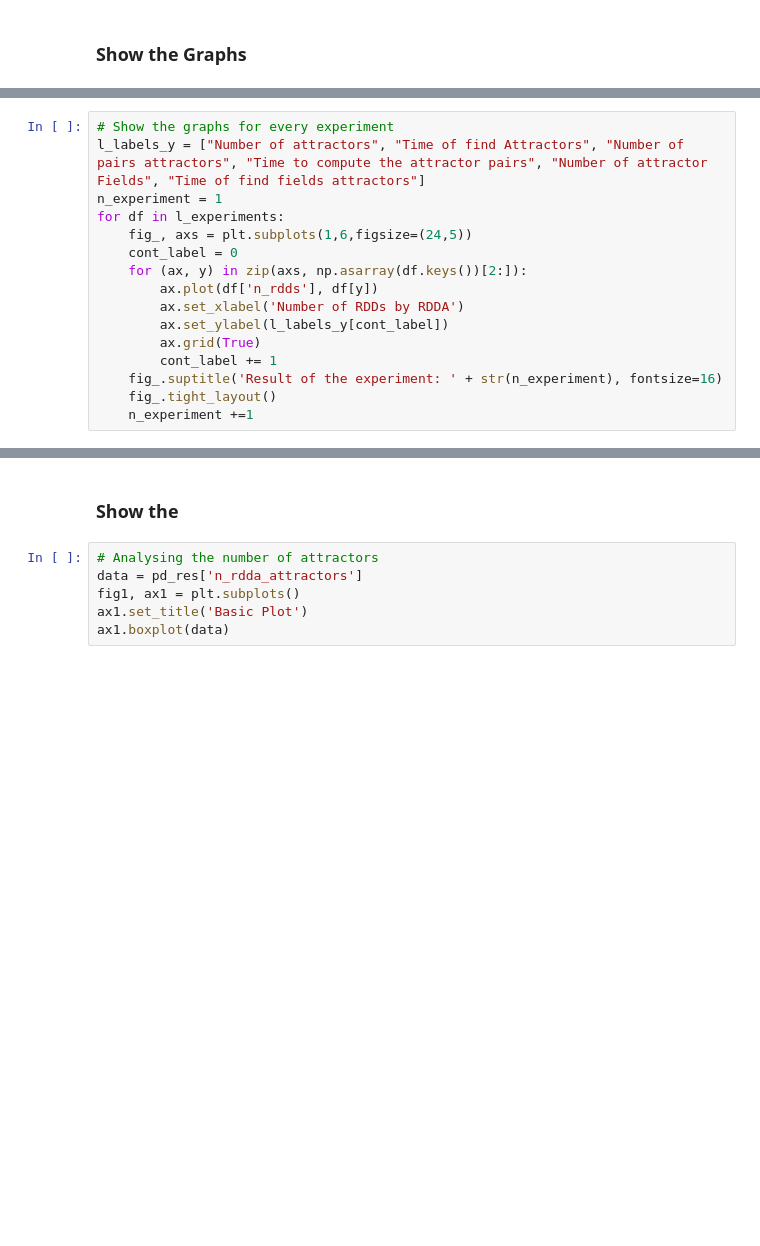
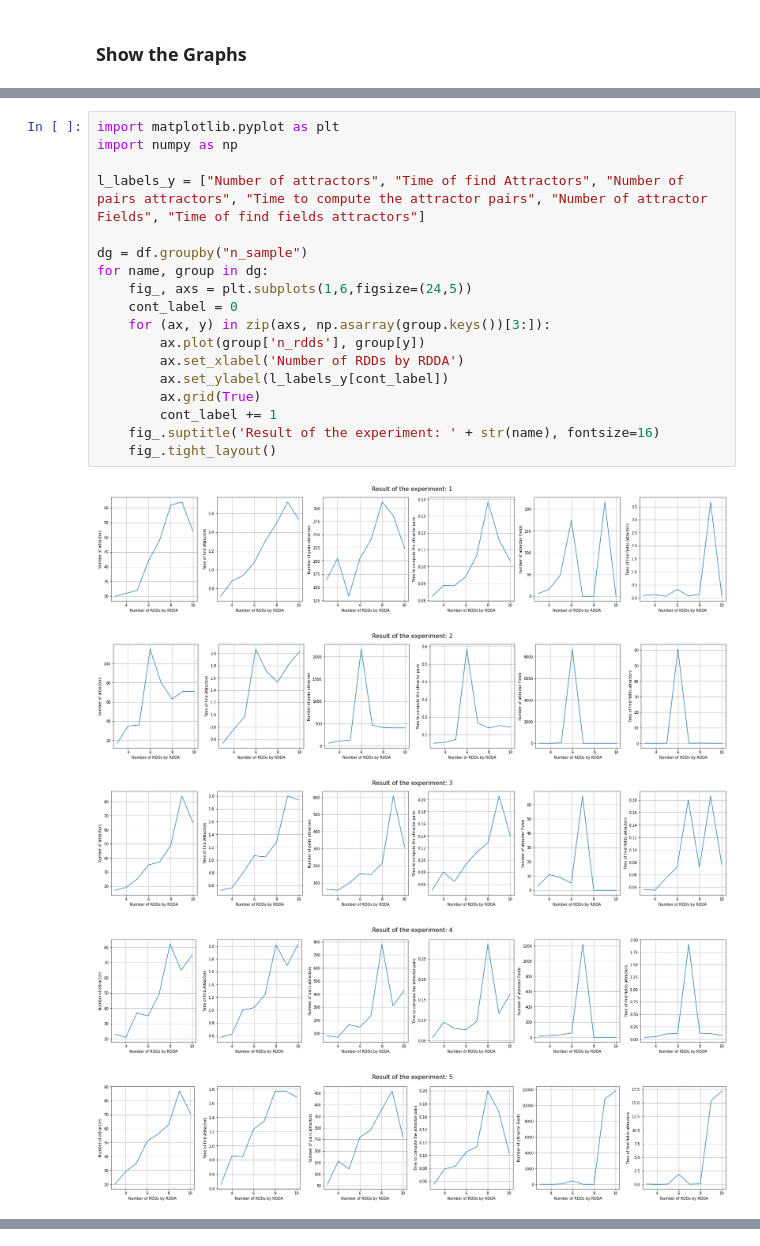
Before and after one commit to crptcusco/SynEstCBN, a Jupyter notebook: experiments_doctoral_qualification/exp1_network_growth_analysis.ipynb, the cells around one changed output, grey strips where cells are left out. Drawn from its saved outputs; the diff is of its cells as text; blank space fills up the shorter version.

Commit message:
Initial graphs for experiments

```diff
--- a/experiments_doctoral_qualification/exp1_network_growth_analysis.ipynb
+++ b/experiments_doctoral_qualification/exp1_network_growth_analysis.ipynb
@@ -17,16 +17,24 @@ df.head()
 # %%
-# Show the graphs for every experiment
+import matplotlib.pyplot as plt
+import numpy as np
+
 l_labels_y = ["Number of attractors", "Time of find Attractors", "Number of pairs attractors", "Time to compute the attractor pairs", "Number of attractor Fields", "Time of find fields attractors"]
-n_experiment = 1
-for df in l_experiments:
+
+dg = df.groupby("n_sample")
+for name, group in dg:
     fig_, axs = plt.subplots(1,6,figsize=(24,5))
     cont_label = 0
-    for (ax, y) in zip(axs, np.asarray(df.keys())[2:]):
-        ax.plot(df['n_rdds'], df[y])
+    for (ax, y) in zip(axs, np.asarray(group.keys())[3:]):
+        ax.plot(group['n_rdds'], group[y])
         ax.set_xlabel('Number of RDDs by RDDA')
         ax.set_ylabel(l_labels_y[cont_label])
         ax.grid(True)
         cont_label += 1
-    fig_.suptitle('Result of the experiment: ' + str(n_experiment), fontsize=16)
+    fig_.suptitle('Result of the experiment: ' + str(name), fontsize=16)
     fig_.tight_layout()
-    n_experiment +=1
+# %% [output]
+[figure, added]
+[figure, added]
+[figure, added]
+[figure, added]
+[figure, added]
@@ -33,8 +45,0 @@ for df in l_experiments:
-# %% [markdown]
-### Show the
-# %%
-# Analysing the number of attractors
-data = pd_res['n_rdda_attractors']
-fig1, ax1 = plt.subplots()
-ax1.set_title('Basic Plot')
-ax1.boxplot(data)
```
Also changed, not shown: parts of 4 cells of this notebook, 2 other files.
